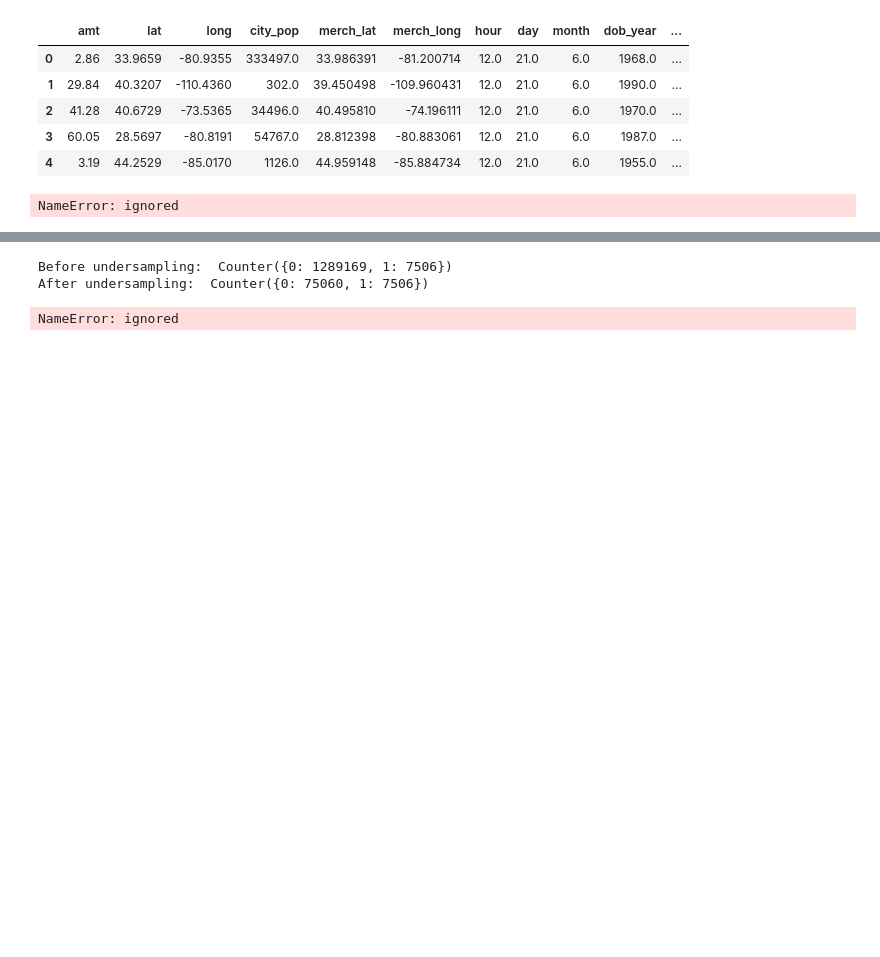
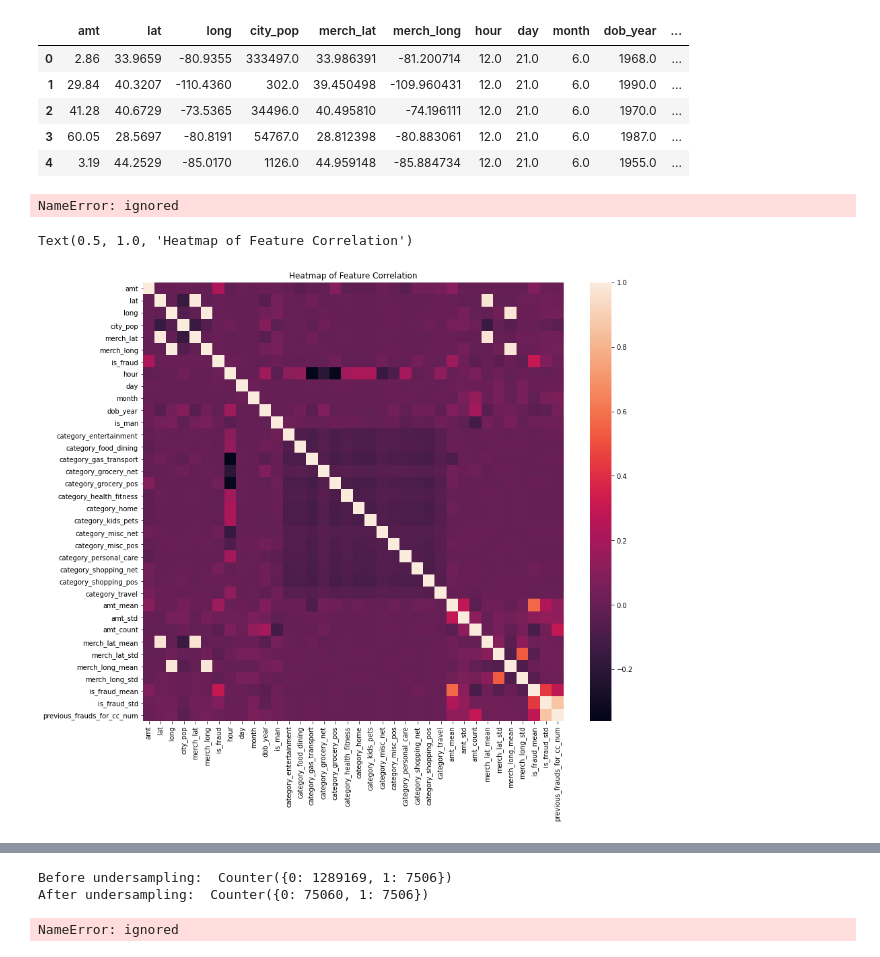
Before and after one commit to wconti27/DS4400-Final-Project-Machine-Learning-Detection-of-Credit-Card-Fraud, a Jupyter notebook: ML_Project.ipynb, the cells around one changed output, grey strips where cells are left out. Saved outputs shown, nothing was run; the diff lists cells and outputs as text; code cells hidden in the pictures; blank space fills up the shorter version.

```diff
--- a/ML_Project.ipynb
+++ b/ML_Project.ipynb
@@ -42,3 +42,11 @@ g.set_xticklabels(['Not Fraud','Fraud'])
 plt.show()
 # %% [output]
 NameError: ignored
+# %%
+corr = X_train.corr()
+plt.figure(figsize=(14,12))
+heat = sns.heatmap(data=corr)
+plt.title("Heatmap of Feature Correlation")
+# %% [output]
+Text(0.5, 1.0, 'Heatmap of Feature Correlation')
+[figure, added]
```
Also changed, not shown: parts of 8 cells of this notebook.
